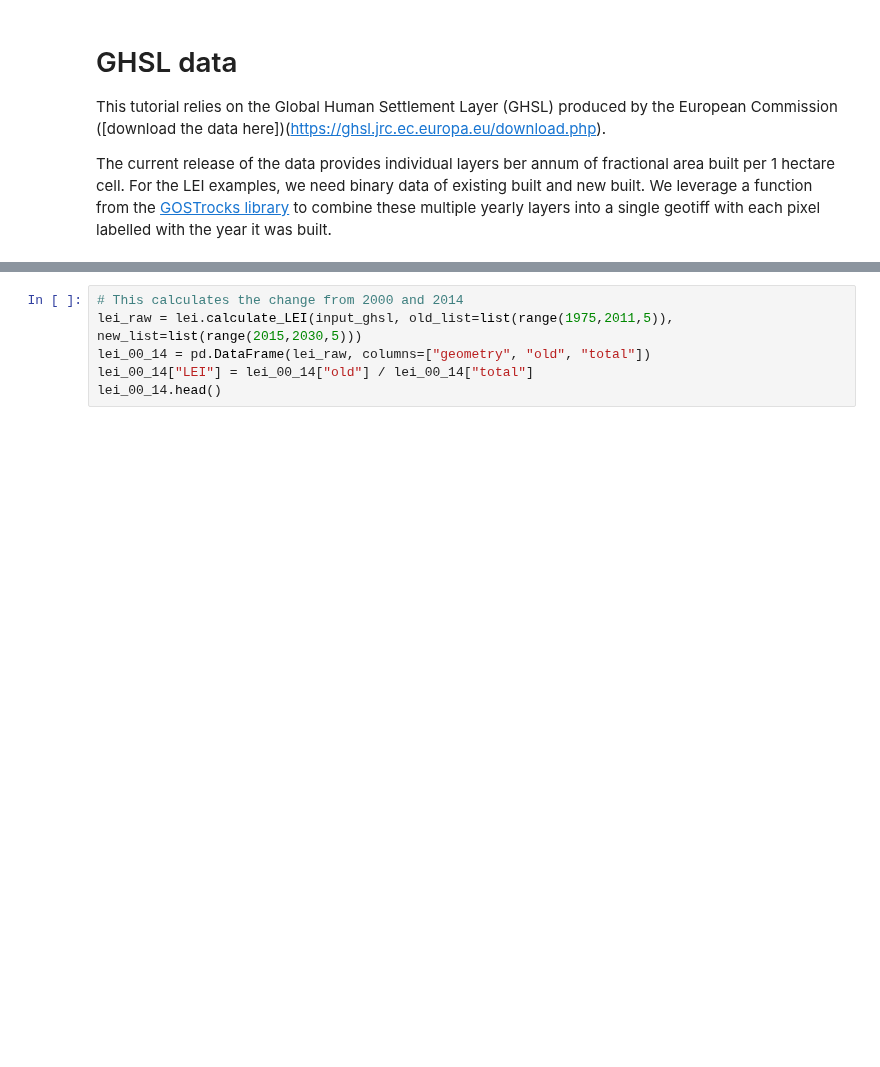
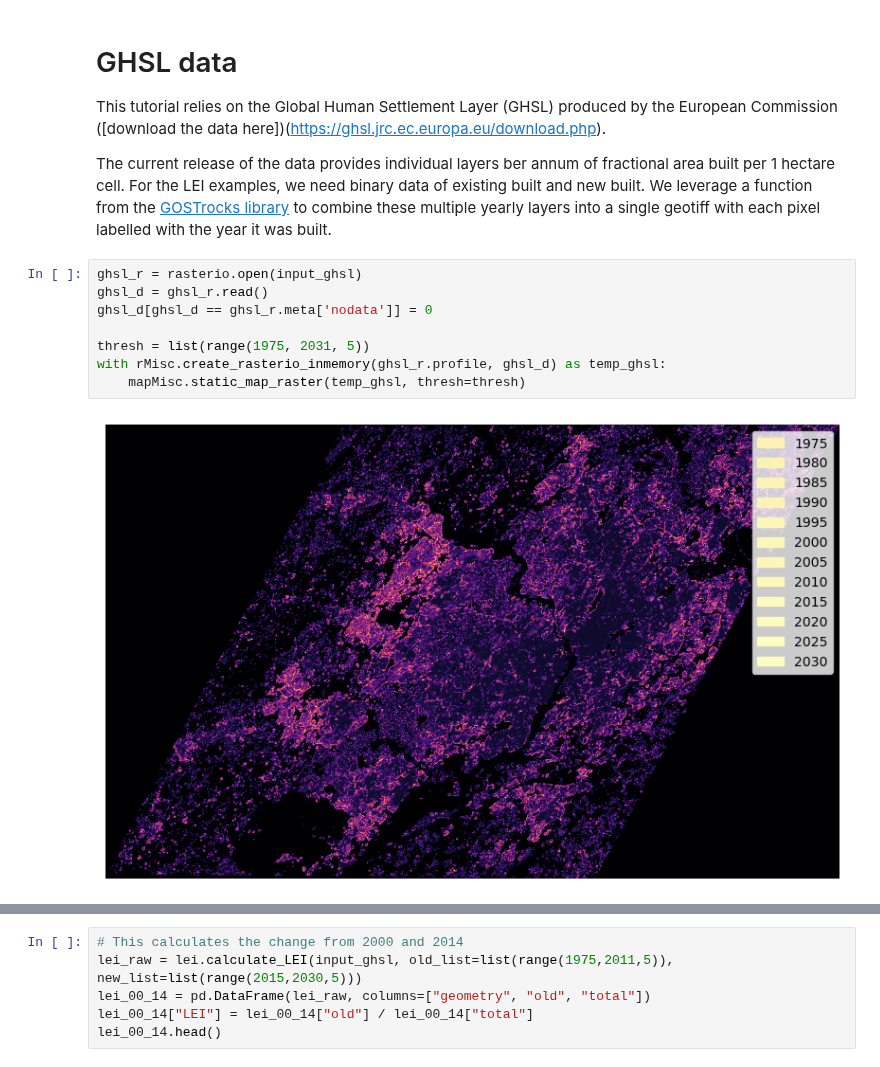
Before and after one commit to worldbank/GOSTurban, a Jupyter notebook: _sources/notebooks/Tutorials/LEI_Example.ipynb, the cells around one changed output, grey strips where cells are left out. Drawn from its saved outputs; the diff is of its cells as text; blank space fills up the shorter version.

```diff
--- a/_sources/notebooks/Tutorials/LEI_Example.ipynb
+++ b/_sources/notebooks/Tutorials/LEI_Example.ipynb
@@ -58,3 +60,13 @@ if not os.path.exists(input_ghsl):
 This tutorial relies on the Global Human Settlement Layer (GHSL) produced by the European Commission ([download the data here])(https://ghsl.jrc.ec.europa.eu/download.php).
 
 The current release of the data provides individual layers ber annum of fractional area built per 1 hectare cell. For the LEI examples, we need binary data of existing built and new built. We leverage a function from the [GOSTrocks library](https://github.com/worldbank/GOSTrocks) to combine these multiple yearly layers into a single geotiff with each pixel labelled with the year it was built.
+# %%
+ghsl_r = rasterio.open(input_ghsl)
+ghsl_d = ghsl_r.read()
+ghsl_d[ghsl_d == ghsl_r.meta['nodata']] = 0
+
+thresh = list(range(1975, 2031, 5))
+with rMisc.create_rasterio_inmemory(ghsl_r.profile, ghsl_d) as temp_ghsl:
+    mapMisc.static_map_raster(temp_ghsl, thresh=thresh)
+# %% [output]
+[figure, added]
```
Also changed, not shown: parts of 8 cells of this notebook, 22 other files.
